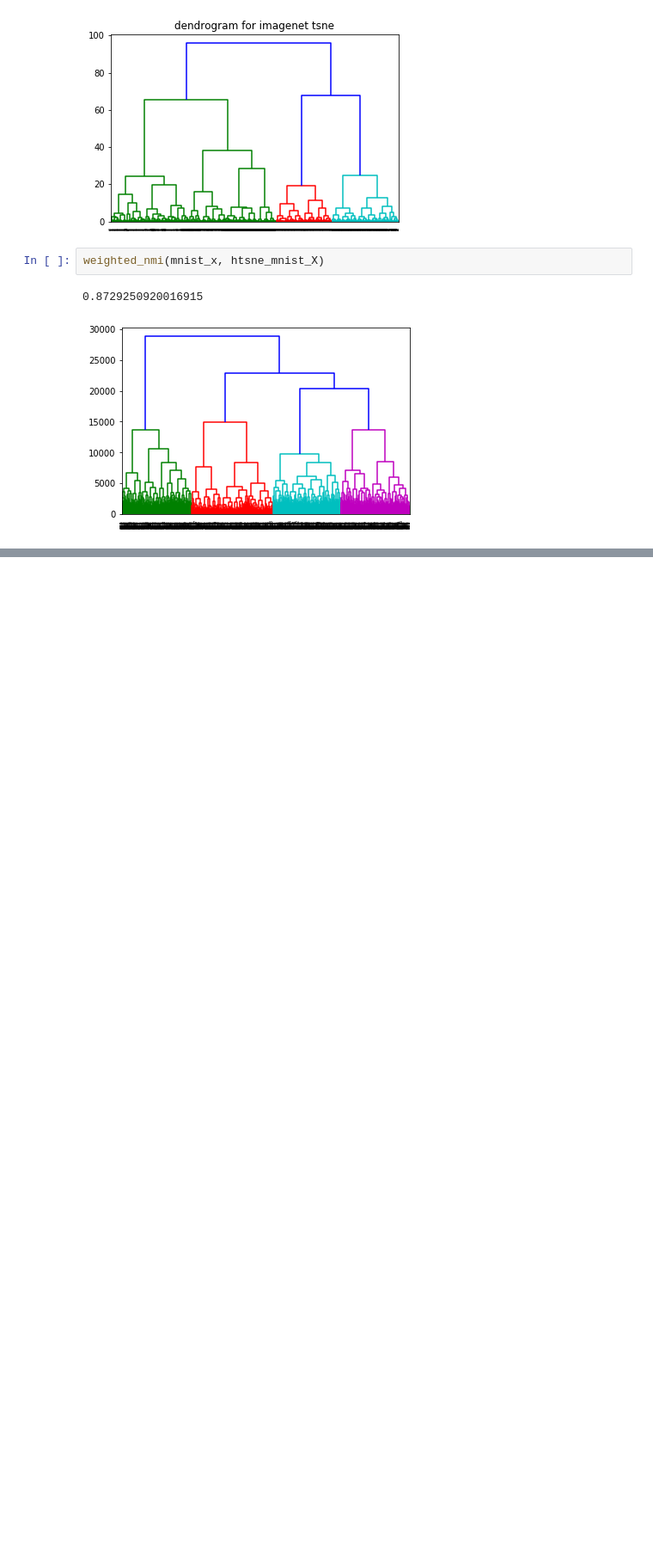
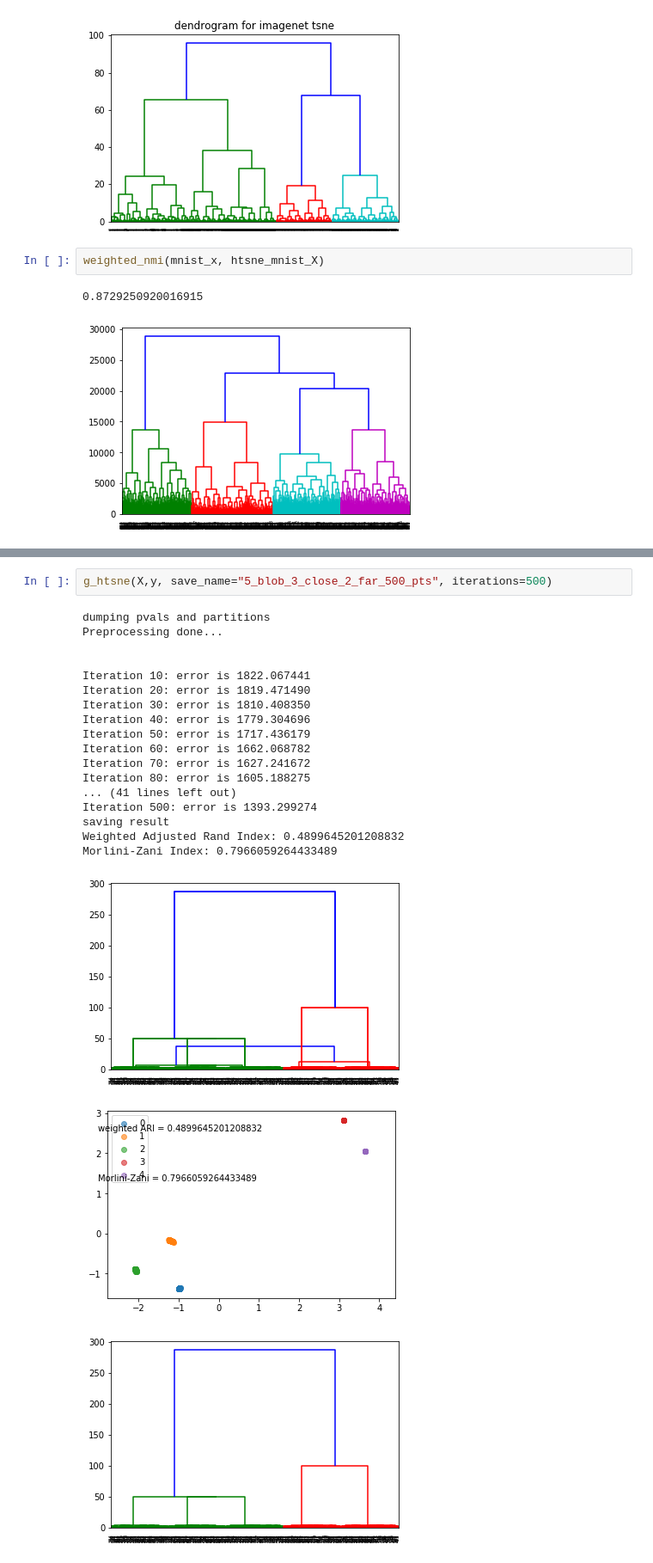
Before and after one commit to subramanianjayant/MSTER-ALS-Matrix-Factorization, a Jupyter notebook: tsne/artificial_data_gen.ipynb, the cells around one changed output, grey strips where cells are left out. Shown: that part at 86% size. Cells and saved outputs as stored; diff of their text form; blank space fills up the shorter version.

```diff
--- a/tsne/artificial_data_gen.ipynb
+++ b/tsne/artificial_data_gen.ipynb
@@ -1490,0 +1542,23 @@ weighted_nmi(mnist_x, htsne_mnist_X)
+# %%
+g_htsne(X,y, save_name="5_blob_3_close_2_far_500_pts", iterations=500)
+# %% [output]
+dumping pvals and partitions
+Preprocessing done...
+
+
+Iteration 10: error is 1822.067441
+Iteration 20: error is 1819.471490
+Iteration 30: error is 1810.408350
+Iteration 40: error is 1779.304696
+Iteration 50: error is 1717.436179
+Iteration 60: error is 1662.068782
+Iteration 70: error is 1627.241672
+Iteration 80: error is 1605.188275
+... (41 lines left out)
+Iteration 500: error is 1393.299274
+saving result
+Weighted Adjusted Rand Index: 0.4899645201208832
+Morlini-Zani Index: 0.7966059264433489
+[figure, added]
+[figure, added]
+[figure, added]
```
Also changed, not shown: parts of 13 cells of this notebook, 8 other files.
